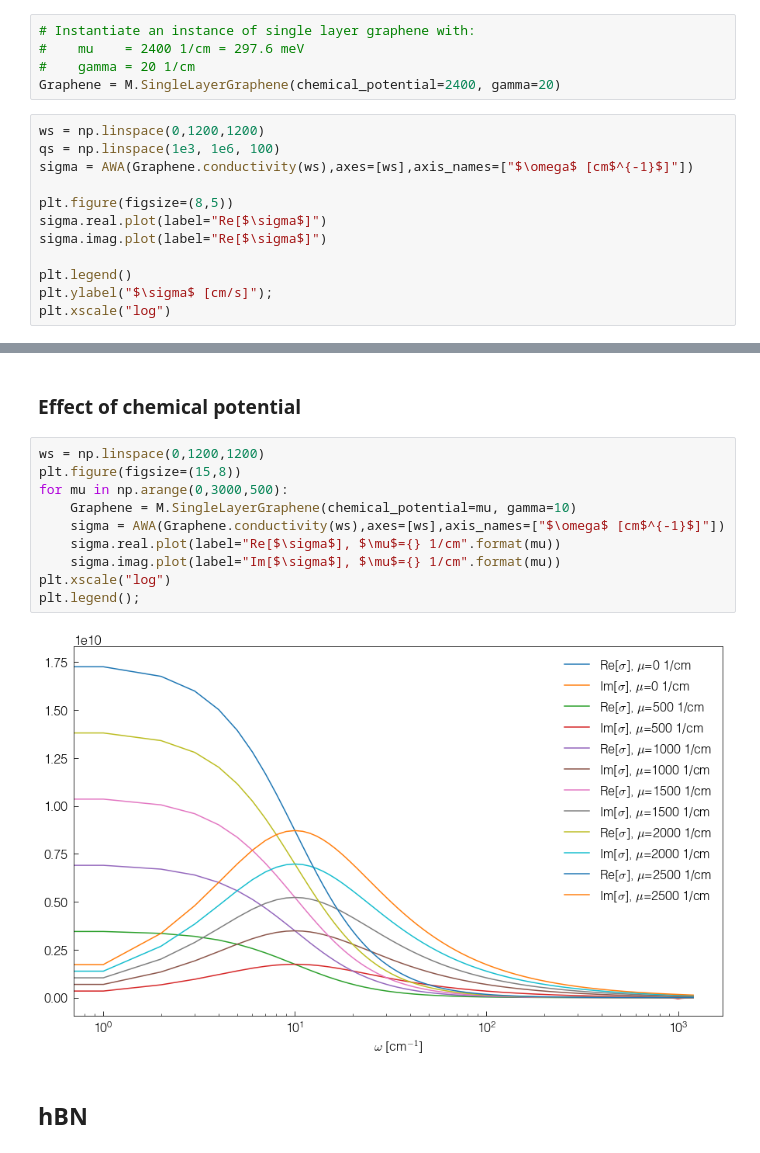
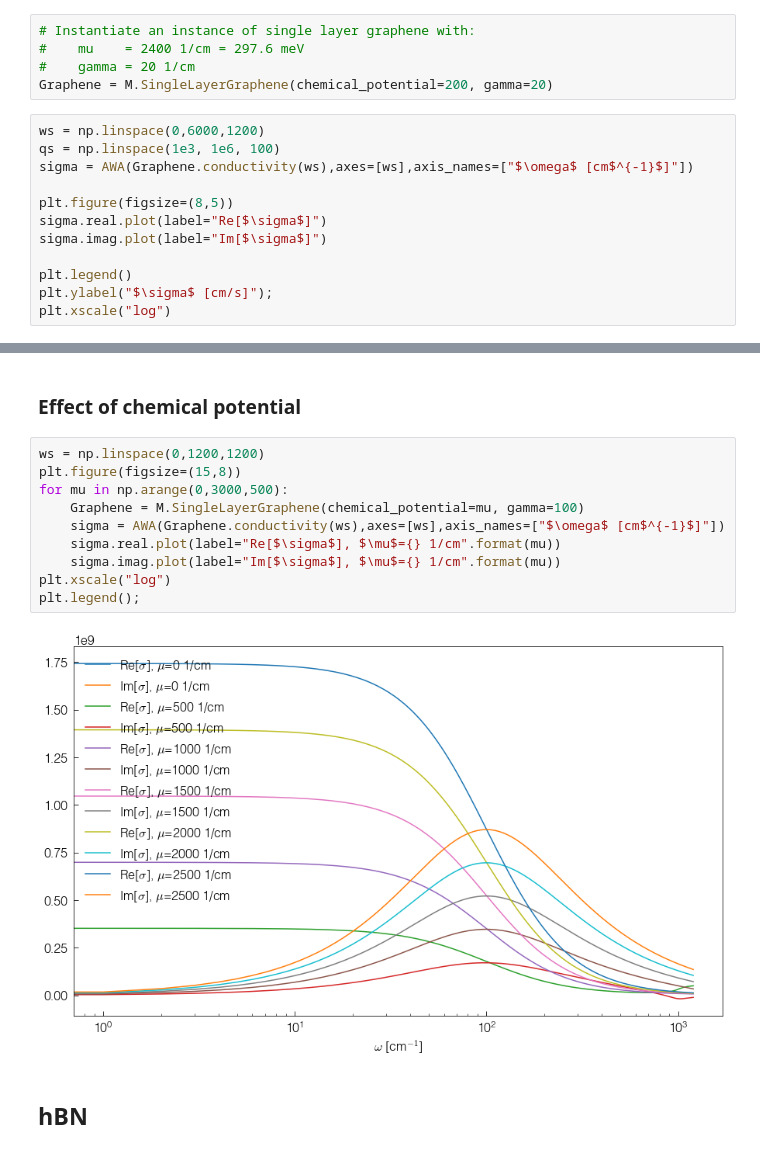
Before and after one commit to asmcleod/NearFieldOptics, a Jupyter notebook: Examples/LRM Instruction Manual.ipynb, the cells around one changed output, grey strips where cells are left out. Drawn from its saved outputs; the diff is of its cells as text.

```diff
--- a/Examples/LRM Instruction Manual.ipynb
+++ b/Examples/LRM Instruction Manual.ipynb
@@ -168,15 +259,15 @@ plt.legend();
 # Instantiate an instance of single layer graphene with:
 #    mu    = 2400 1/cm = 297.6 meV
 #    gamma = 20 1/cm
-Graphene = M.SingleLayerGraphene(chemical_potential=2400, gamma=20)
+Graphene = M.SingleLayerGraphene(chemical_potential=200, gamma=20)
 # %%
-ws = np.linspace(0,1200,1200)
+ws = np.linspace(0,6000,1200)
 qs = np.linspace(1e3, 1e6, 100)
 sigma = AWA(Graphene.conductivity(ws),axes=[ws],axis_names=["$\omega$ [cm$^{-1}$]"])
 
 plt.figure(figsize=(8,5))
 sigma.real.plot(label="Re[$\sigma$]")
-sigma.imag.plot(label="Re[$\sigma$]")
+sigma.imag.plot(label="Im[$\sigma$]")
 
 plt.legend()
 plt.ylabel("$\sigma$ [cm/s]");
@@ -188,15 +279,15 @@ plt.xscale("log")
 # %%
 ws = np.linspace(0,1200,1200)
 plt.figure(figsize=(15,8))
 for mu in np.arange(0,3000,500):
-    Graphene = M.SingleLayerGraphene(chemical_potential=mu, gamma=10)
+    Graphene = M.SingleLayerGraphene(chemical_potential=mu, gamma=100)
     sigma = AWA(Graphene.conductivity(ws),axes=[ws],axis_names=["$\omega$ [cm$^{-1}$]"])
     sigma.real.plot(label="Re[$\sigma$], $\mu$={} 1/cm".format(mu))
     sigma.imag.plot(label="Im[$\sigma$], $\mu$={} 1/cm".format(mu))
 plt.xscale("log")
 plt.legend();
 # %% [output]
-[figure, old version]
+[figure, new version]
 # %% [markdown]
 ## hBN
 # %%
```
Also changed, not shown: parts of 28 cells of this notebook, 4 other files.
